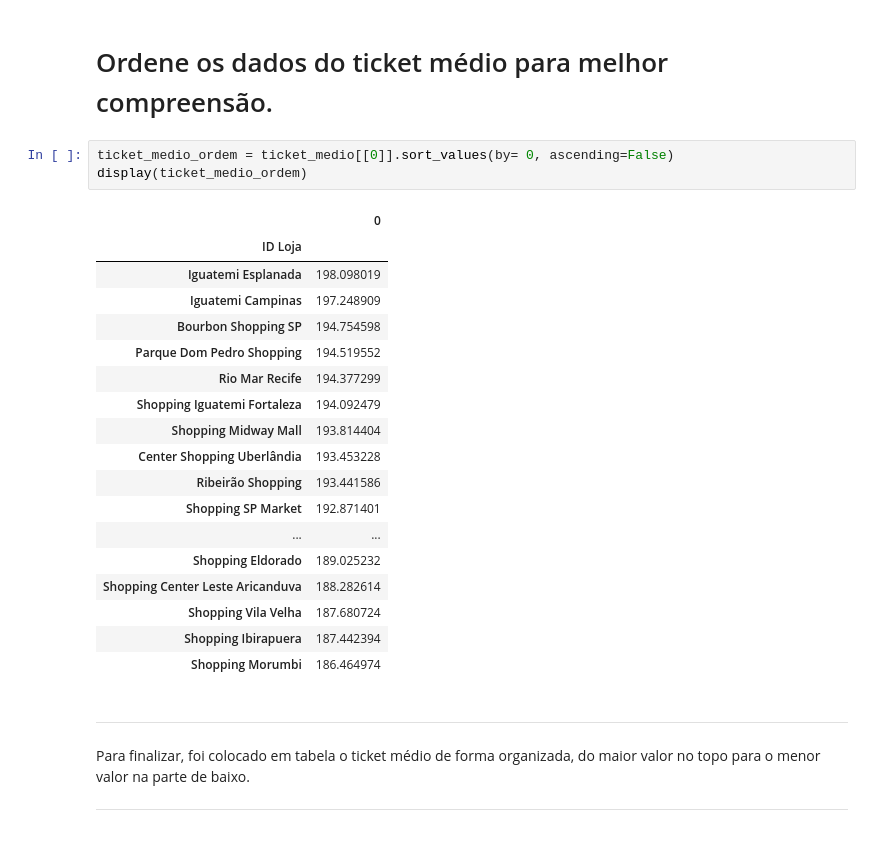
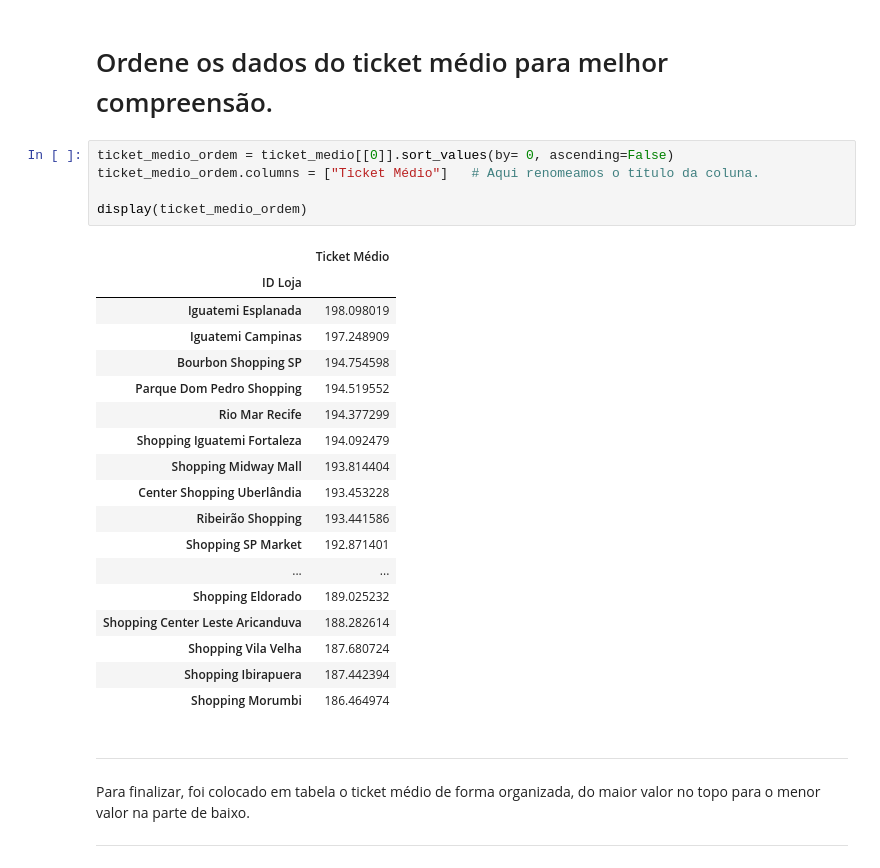
Before and after one commit to MalVaroTor/MalVaroTor, a Jupyter notebook: Projeto_Minicurso_Python_Hashtag.ipynb, the cells around one changed output. Saved outputs shown, nothing was run; the diff lists cells and outputs as text.

```diff
--- a/Projeto_Minicurso_Python_Hashtag.ipynb
+++ b/Projeto_Minicurso_Python_Hashtag.ipynb
@@ -170,9 +170,11 @@ Na resposta acima temos a tabela de ID Loja com seu valor de ticket médio em or
 # Ordene os dados do ticket médio para melhor compreensão.
 # %%
 ticket_medio_ordem = ticket_medio[[0]].sort_values(by= 0, ascending=False)
+ticket_medio_ordem.columns = ["Ticket Médio"]   # Aqui renomeamos o título da coluna.
+
 display(ticket_medio_ordem)
 # %% [output]
-|  | 0 |
+|  | Ticket Médio |
 | ID Loja |  |
 | Iguatemi Esplanada | 198.098019 |
 | Iguatemi Campinas | 197.248909 |
```
